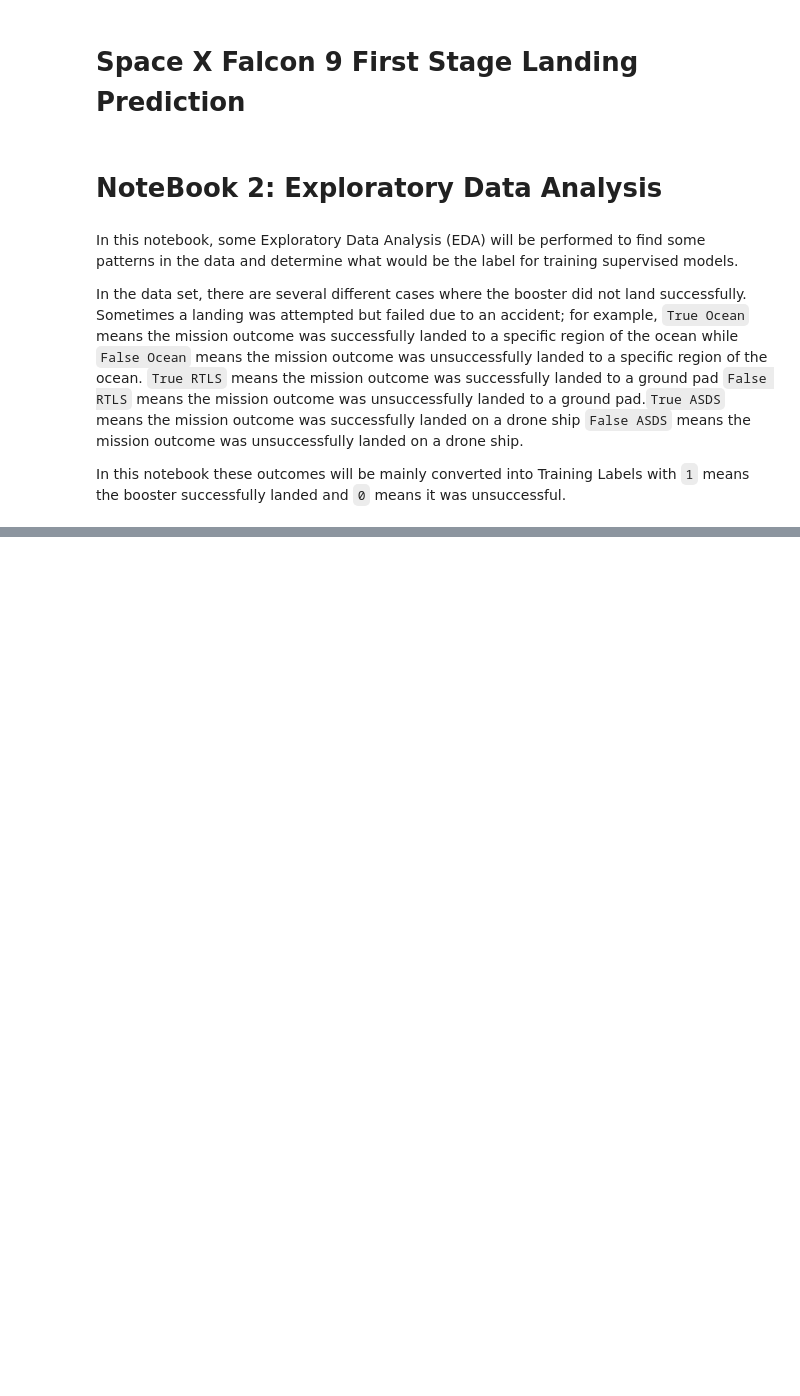
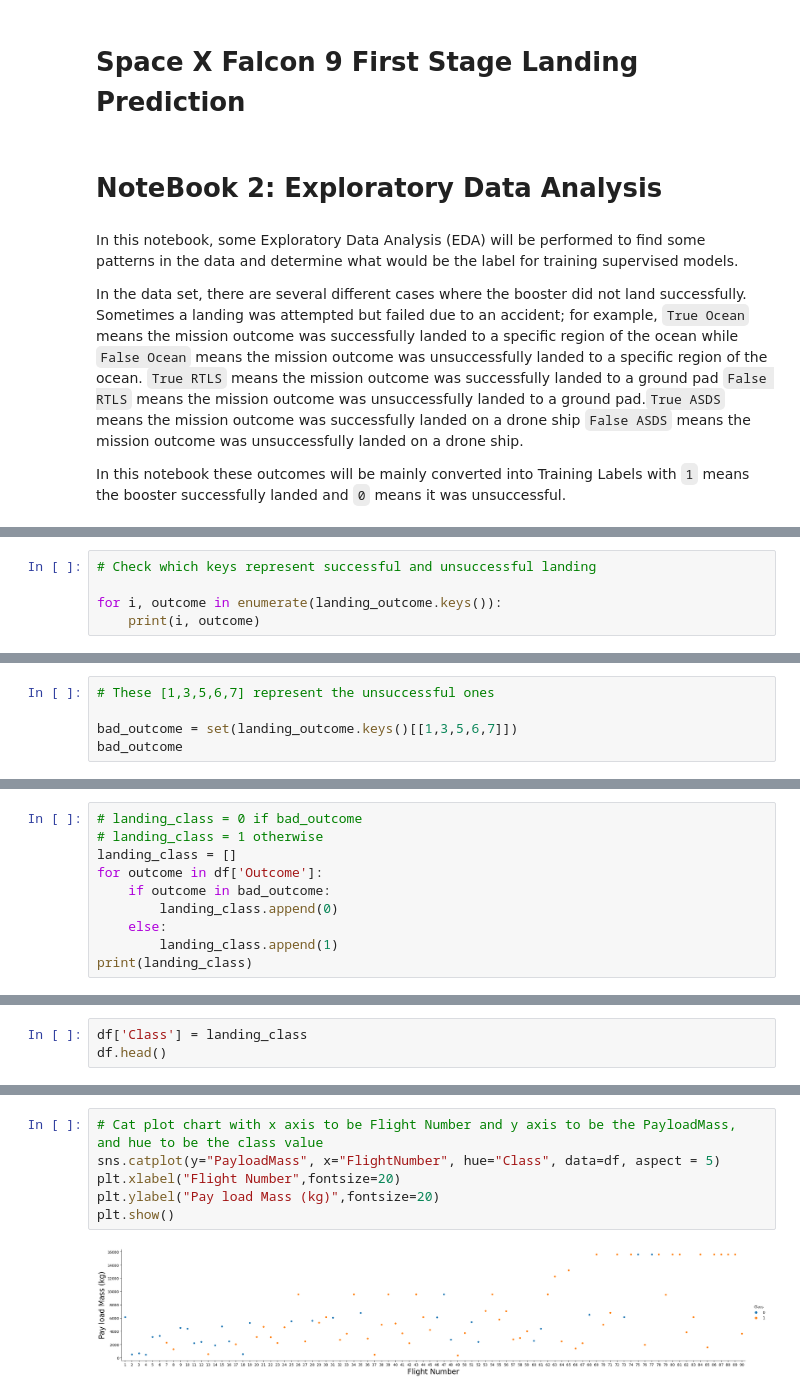
Before and after one commit to farahdahir/SpaceX_Falcon9, a Jupyter notebook: eda.ipynb, the cells around one changed output, grey strips where cells are left out. Drawn from its saved outputs; the diff is of its cells as text; blank space fills up the shorter version.

```diff
--- a/eda.ipynb
+++ b/eda.ipynb
@@ -16,0 +185,5 @@ Perform exploratory  Data Analysis and determine Training Labels
+# %%
+# Check which keys represent successful and unsuccessful landing
+
+for i, outcome in enumerate(landing_outcome.keys()):
+    print(i, outcome)
@@ -16,0 +201,5 @@ Perform exploratory  Data Analysis and determine Training Labels
+# %%
+# These [1,3,5,6,7] represent the unsuccessful ones
+
+bad_outcome = set(landing_outcome.keys()[[1,3,5,6,7]])
+bad_outcome
@@ -16,0 +210,10 @@ Perform exploratory  Data Analysis and determine Training Labels
+# %%
+# landing_class = 0 if bad_outcome
+# landing_class = 1 otherwise
+landing_class = []
+for outcome in df['Outcome']:
+    if outcome in bad_outcome:
+        landing_class.append(0)
+    else:
+        landing_class.append(1)
+print(landing_class)
@@ -16,0 +224,3 @@ Perform exploratory  Data Analysis and determine Training Labels
+# %%
+df['Class'] = landing_class
+df.head()
@@ -16,0 +246,8 @@ Perform exploratory  Data Analysis and determine Training Labels
+# %%
+# Cat plot chart with x axis to be Flight Number and y axis to be the PayloadMass, and hue to be the class value
+sns.catplot(y="PayloadMass", x="FlightNumber", hue="Class", data=df, aspect = 5)
+plt.xlabel("Flight Number",fontsize=20)
+plt.ylabel("Pay load Mass (kg)",fontsize=20)
+plt.show()
+# %% [output]
+[figure, added]
```
Also changed, not shown: parts of 65 cells of this notebook, 13 other files.
